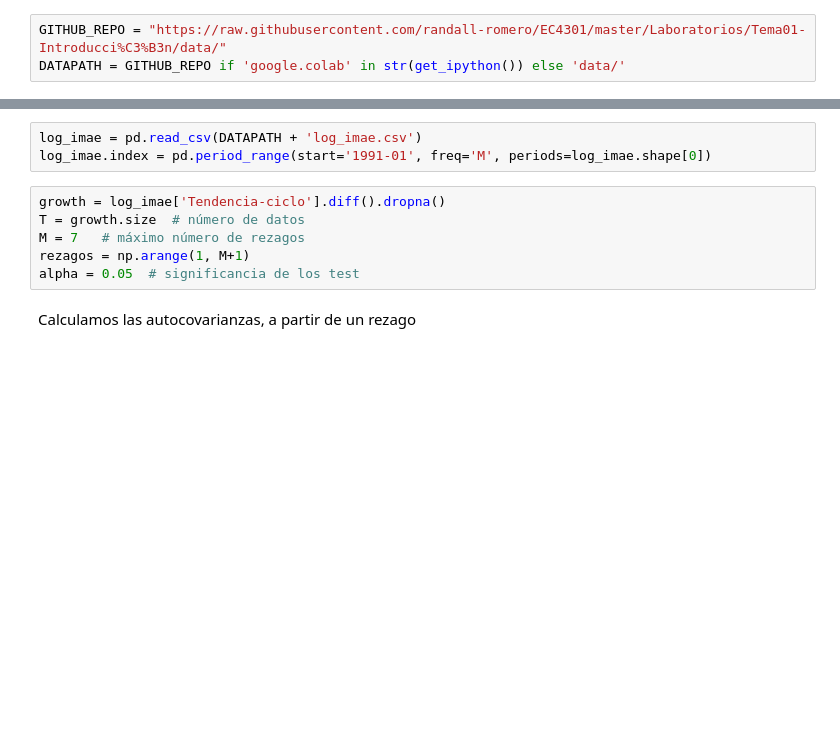
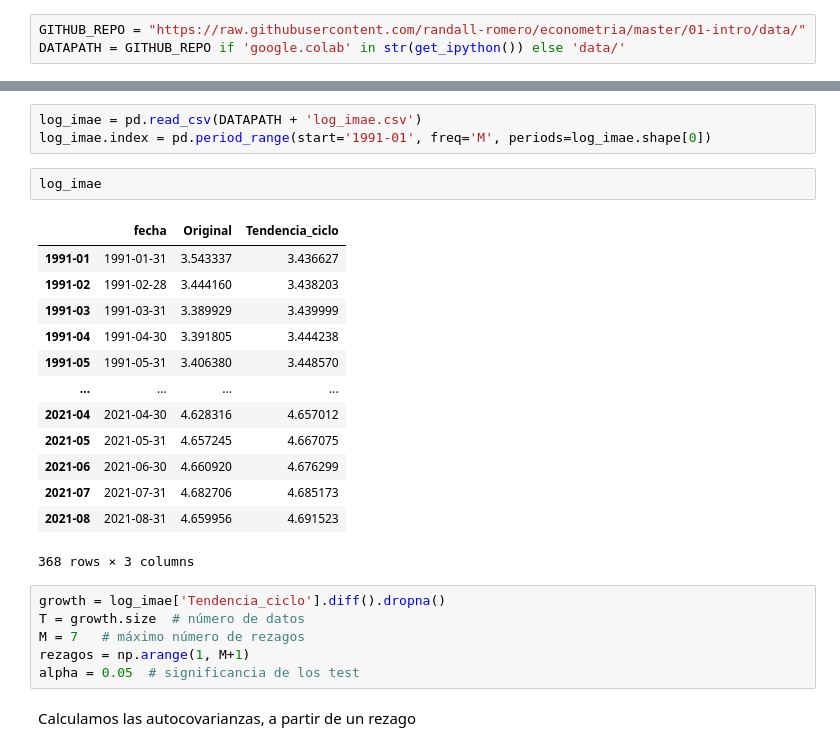
Before and after one commit to randall-romero/econometria, a Jupyter notebook: 01-intro/wntestq.ipynb, the cells around one changed output, grey strips where cells are left out. Cells and saved outputs as stored; diff of their text form; blank space fills up the shorter version.

```diff
--- a/01-intro/wntestq.ipynb
+++ b/01-intro/wntestq.ipynb
@@ -31,7 +20,7 @@ from scipy.stats.distributions import chi2
 # %% [markdown]
 ## Definir ubicación de archivos de datos
 # %%
-GITHUB_REPO = "https://raw.githubusercontent.com/randall-romero/EC4301/master/Laboratorios/Tema01-Introducci%C3%B3n/data/"
+GITHUB_REPO = "https://raw.githubusercontent.com/randall-romero/econometria/master/01-intro/data/"
 DATAPATH = GITHUB_REPO if 'google.colab' in str(get_ipython()) else 'data/'
 # %% [markdown]
 ## EJEMPLO 1> Crecimiento del IMAE de Costa Rica, serie tendencia-ciclo
@@ -40,8 +29,24 @@ DATAPATH = GITHUB_REPO if 'google.colab' in str(get_ipython()) else 'data/'
 # %%
 log_imae = pd.read_csv(DATAPATH + 'log_imae.csv')
 log_imae.index = pd.period_range(start='1991-01', freq='M', periods=log_imae.shape[0])
+# %%
+log_imae
+# %% [output]
+|  | fecha | Original | Tendencia_ciclo |
+| 1991-01 | 1991-01-31 | 3.543337 | 3.436627 |
+| 1991-02 | 1991-02-28 | 3.444160 | 3.438203 |
+| 1991-03 | 1991-03-31 | 3.389929 | 3.439999 |
+| 1991-04 | 1991-04-30 | 3.391805 | 3.444238 |
+| 1991-05 | 1991-05-31 | 3.406380 | 3.448570 |
+| ... | ... | ... | ... |
+| 2021-04 | 2021-04-30 | 4.628316 | 4.657012 |
+| 2021-05 | 2021-05-31 | 4.657245 | 4.667075 |
+| 2021-06 | 2021-06-30 | 4.660920 | 4.676299 |
+| 2021-07 | 2021-07-31 | 4.682706 | 4.685173 |
+| 2021-08 | 2021-08-31 | 4.659956 | 4.691523 |
+368 rows × 3 columns
 # %%
-growth = log_imae['Tendencia-ciclo'].diff().dropna()
+growth = log_imae['Tendencia_ciclo'].diff().dropna()
 T = growth.size  # número de datos
 M = 7   # máximo número de rezagos
 rezagos = np.arange(1, M+1)
```
Also changed, not shown: parts of 7 cells of this notebook, 2 other files.
